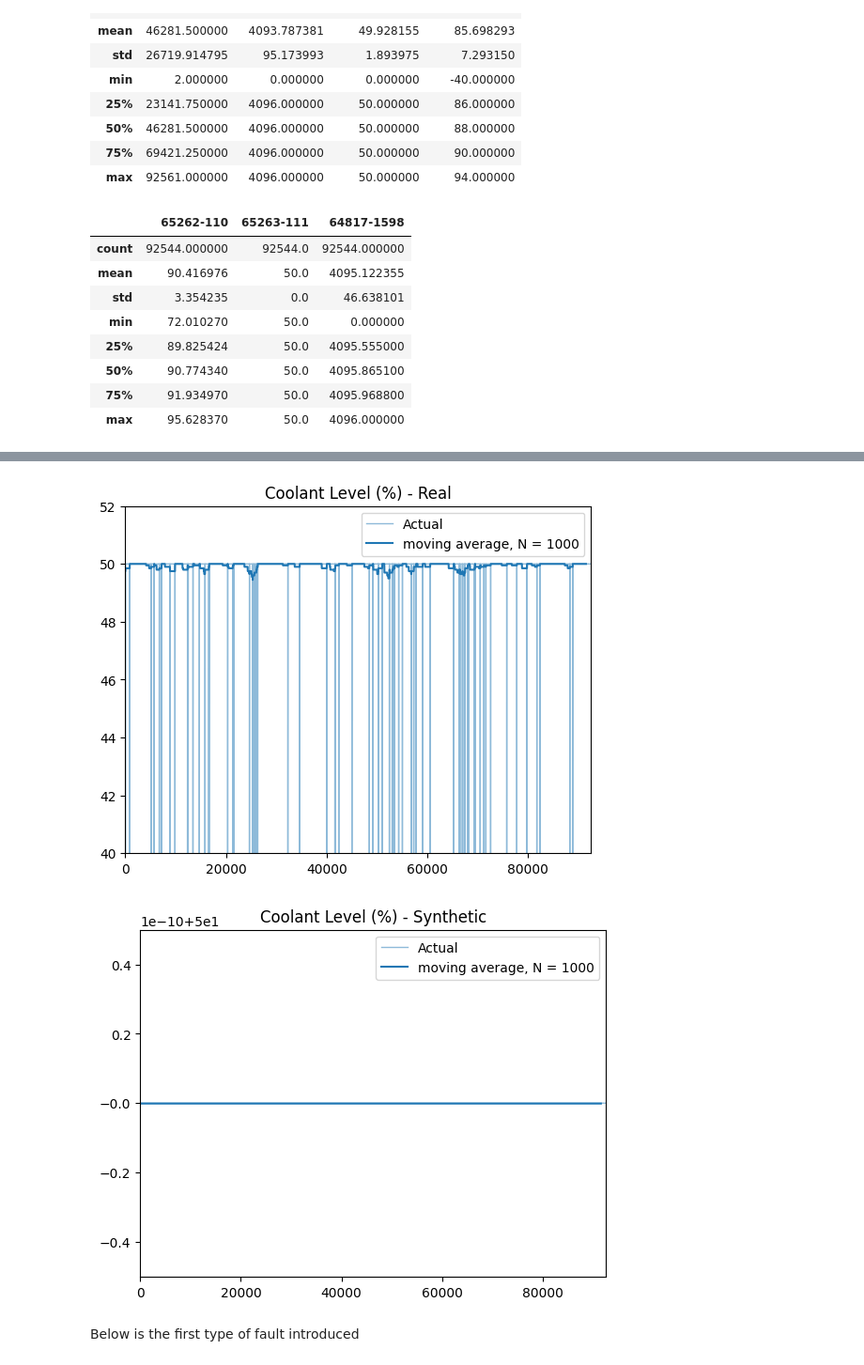
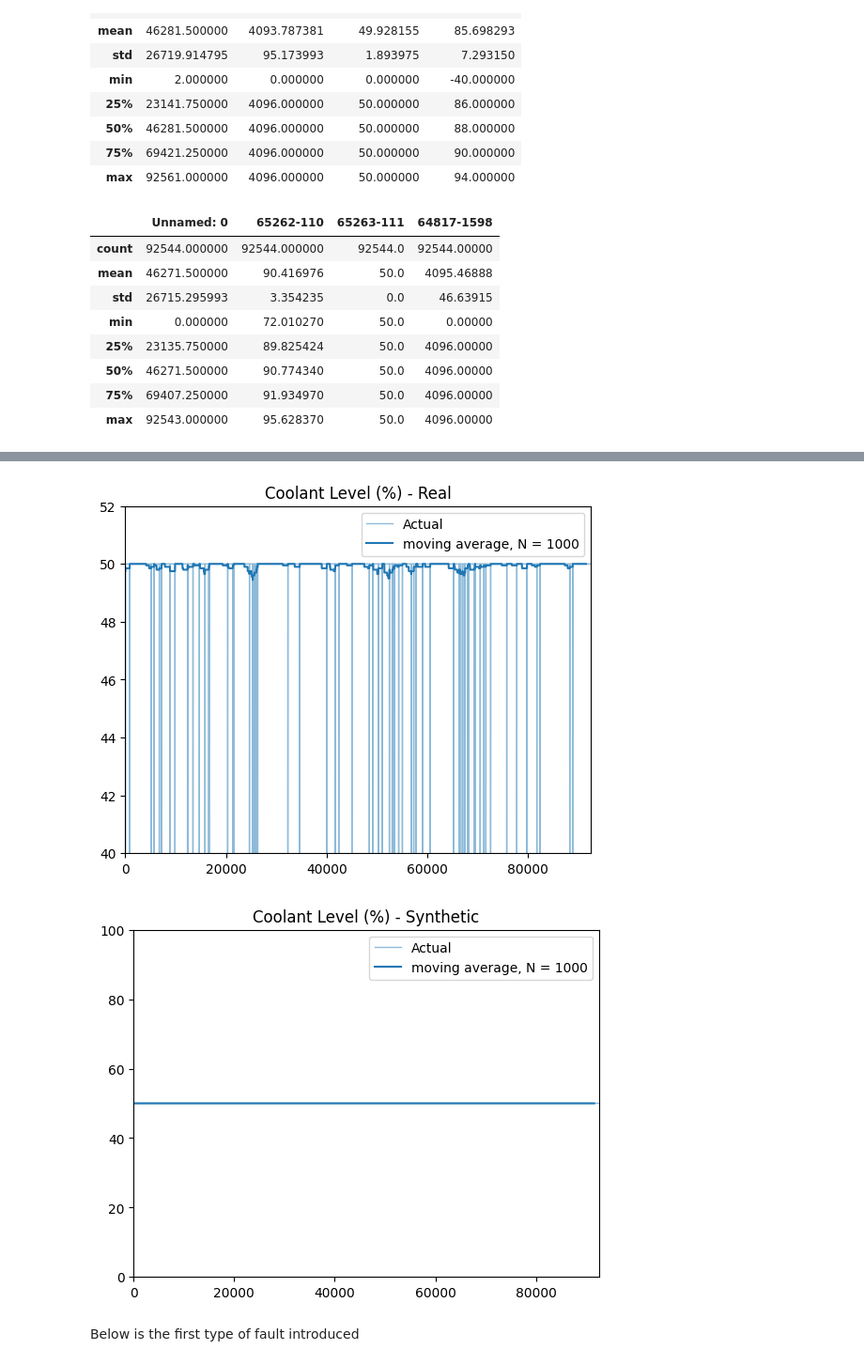
Before and after one commit to gautamvira/Predictive-Maintenance, a Jupyter notebook: fault_introduction.ipynb, the cells around one changed output, grey strips where cells are left out. Shown: that part at 94% size. Cells and saved outputs as stored; diff of their text form; code cells hidden in the pictures.

```diff
--- a/fault_introduction.ipynb
+++ b/fault_introduction.ipynb
@@ -43,7 +55,8 @@ dsets[0]['65263-111'].mode()[0].astype(int)
 # %%
 for i in range(len(dsets)):
-    dsets[i].drop(['Unnamed: 0'], axis=1, inplace=True)
+    #dsets[i].drop(['Unnamed: 0'], axis=1, inplace=True)
     dsets[i]['65263-111'] = dsets[i]['65263-111'].mode()[0].astype(int)
+    dsets[i].loc[dsets[i]['64817-1598'] != 0, '64817-1598'] = 4096
 # %%
 dsets[0]
 # %% [output]
@@ -113,15 +126,15 @@ og.describe()
 # %%
 dsets[0].describe()
 # %% [output]
-|  | 65262-110 | 65263-111 | 64817-1598 |
-| count | 92544.000000 | 92544.0 | 92544.000000 |
-| mean | 90.416976 | 50.0 | 4095.122355 |
-| std | 3.354235 | 0.0 | 46.638101 |
-| min | 72.010270 | 50.0 | 0.000000 |
-| 25% | 89.825424 | 50.0 | 4095.555000 |
-| 50% | 90.774340 | 50.0 | 4095.865100 |
-| 75% | 91.934970 | 50.0 | 4095.968800 |
-| max | 95.628370 | 50.0 | 4096.000000 |
+|  | Unnamed: 0 | 65262-110 | 65263-111 | 64817-1598 |
+| count | 92544.000000 | 92544.000000 | 92544.0 | 92544.00000 |
+| mean | 46271.500000 | 90.416976 | 50.0 | 4095.46888 |
+| std | 26715.295993 | 3.354235 | 0.0 | 46.63915 |
+| min | 0.000000 | 72.010270 | 50.0 | 0.00000 |
+| 25% | 23135.750000 | 89.825424 | 50.0 | 4096.00000 |
+| 50% | 46271.500000 | 90.774340 | 50.0 | 4096.00000 |
+| 75% | 69407.250000 | 91.934970 | 50.0 | 4096.00000 |
+| max | 92543.000000 | 95.628370 | 50.0 | 4096.00000 |
 # %%
 
 plt.plot(og['64817-1598'], linewidth = 1, alpha = 0.5, label = 'Actual')
@@ -162,6 +175,7 @@ plt.show()
 plt.plot(dsets[0]['65263-111'], linewidth = 1, alpha = 0.5, label = 'Actual')
 plt.plot(moving_avg(dsets[0]['65263-111'], 1000), 'C0', label = 'moving average, N = 1000')
 plt.xlim(0,len(dsets[0]['65263-111']))
+plt.ylim(0,100)
 plt.title('Coolant Level (%) - Synthetic')
 plt.legend()
 plt.show()
@@ -171,7 +185,7 @@ plt.show()
 [figure]
 [figure]
 [figure]
-[figure, old version]
+[figure, new version]
 # %% [markdown]
 Below is the first type of fault introduced
 # %%
```
Also changed, not shown: parts of 11 cells of this notebook, 1 other file.
